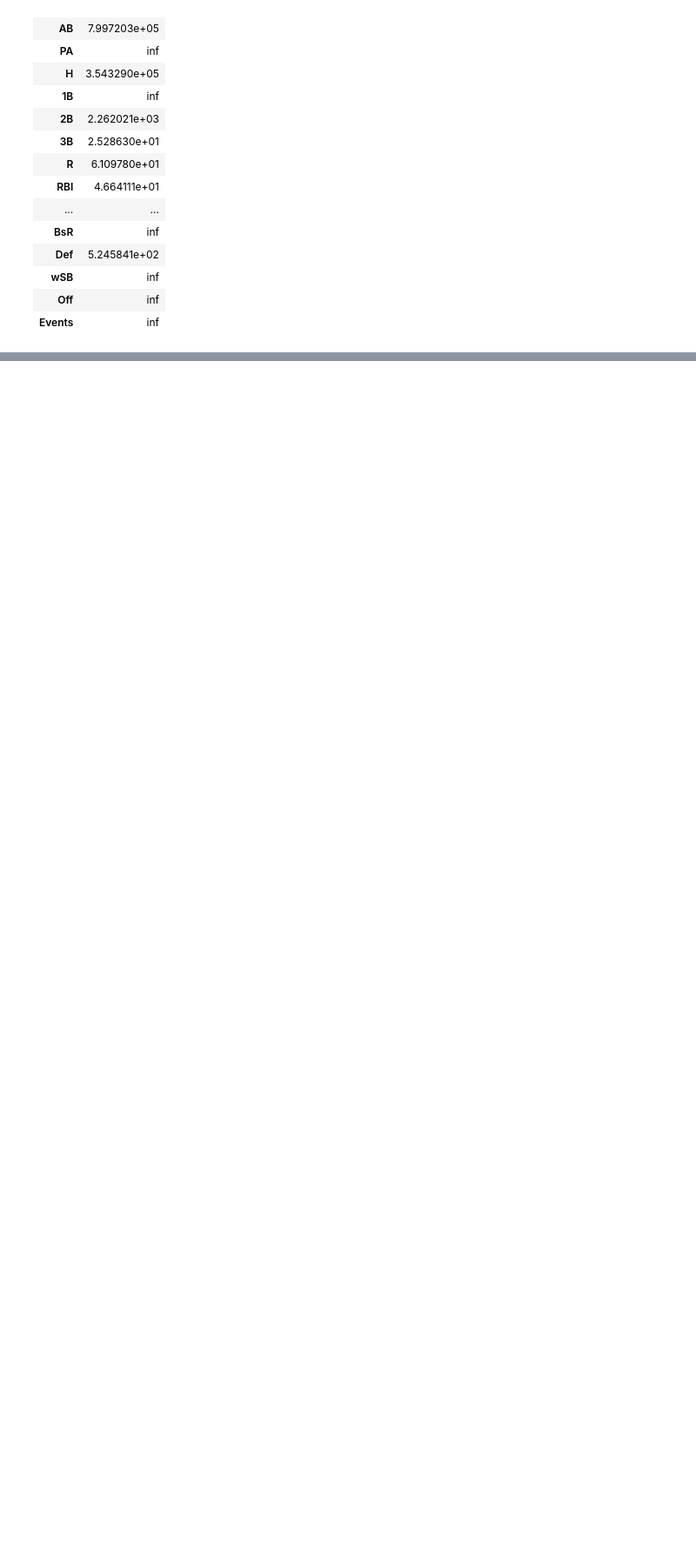
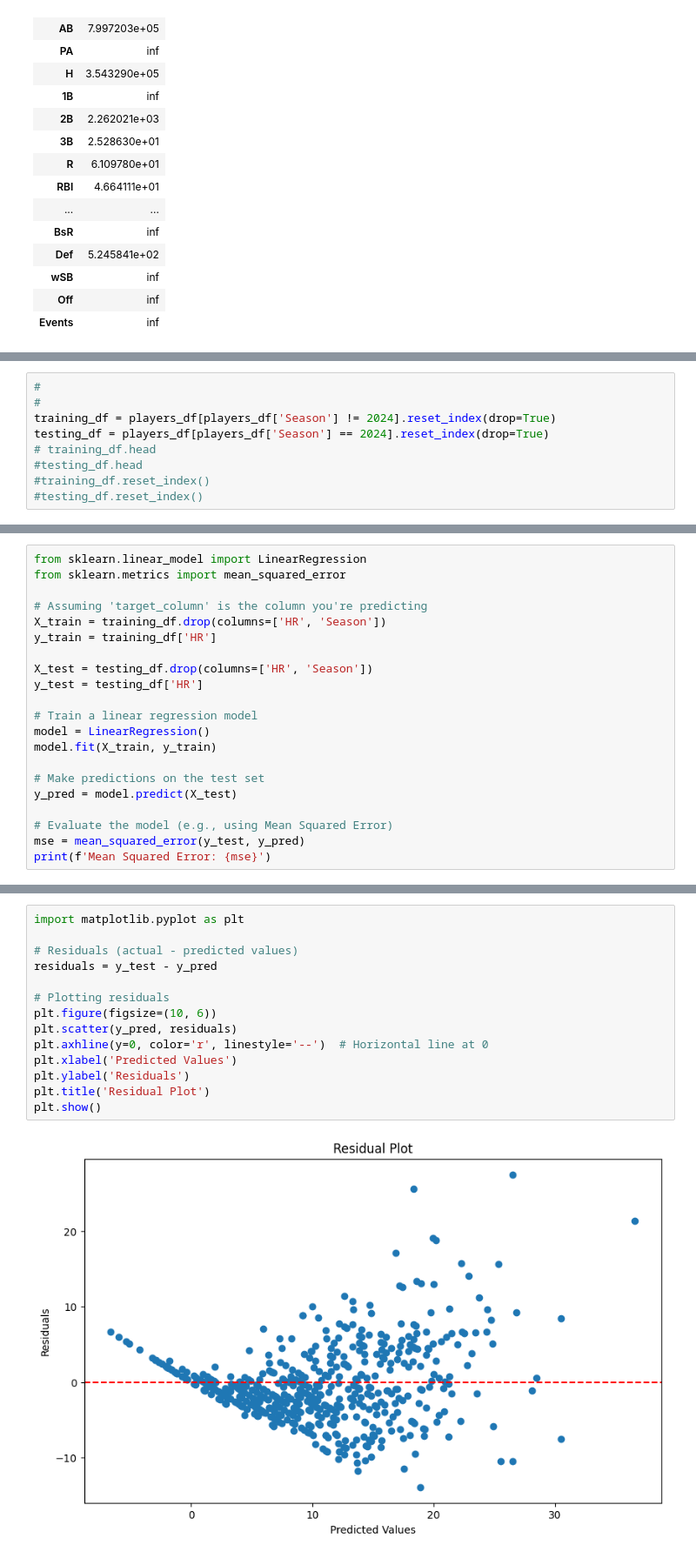
Before and after one commit to N-Janick/BE2100_HR_predictions_ML_project, a Jupyter notebook: notebooks/exploration/multivariable_linear_regression_notebook.ipynb, the cells around one changed output, grey strips where cells are left out. Shown: that part at 87% size. Cells and saved outputs as stored; diff of their text form; blank space fills up the shorter version.

```diff
--- a/notebooks/exploration/multivariable_linear_regression_notebook.ipynb
+++ b/notebooks/exploration/multivariable_linear_regression_notebook.ipynb
@@ -331,0 +369,9 @@ vif
+# %%
+#
+#
+training_df = players_df[players_df['Season'] != 2024].reset_index(drop=True)
+testing_df = players_df[players_df['Season'] == 2024].reset_index(drop=True)
+# training_df.head
+#testing_df.head
+#training_df.reset_index()
+#testing_df.reset_index()
@@ -331,0 +396,21 @@ vif
+# %%
+from sklearn.linear_model import LinearRegression
+from sklearn.metrics import mean_squared_error
+
+# Assuming 'target_column' is the column you're predicting
+X_train = training_df.drop(columns=['HR', 'Season'])
+y_train = training_df['HR']
+
+X_test = testing_df.drop(columns=['HR', 'Season'])
+y_test = testing_df['HR']
+
+# Train a linear regression model
+model = LinearRegression()
+model.fit(X_train, y_train)
+
+# Make predictions on the test set
+y_pred = model.predict(X_test)
+
+# Evaluate the model (e.g., using Mean Squared Error)
+mse = mean_squared_error(y_test, y_pred)
+print(f'Mean Squared Error: {mse}')
@@ -331,0 +441,16 @@ vif
+# %%
+import matplotlib.pyplot as plt
+
+# Residuals (actual - predicted values)
+residuals = y_test - y_pred
+
+# Plotting residuals
+plt.figure(figsize=(10, 6))
+plt.scatter(y_pred, residuals)
+plt.axhline(y=0, color='r', linestyle='--')  # Horizontal line at 0
+plt.xlabel('Predicted Values')
+plt.ylabel('Residuals')
+plt.title('Residual Plot')
+plt.show()
+# %% [output]
+[figure, added]
```
Also changed, not shown: parts of 15 cells of this notebook, 11 other files.
